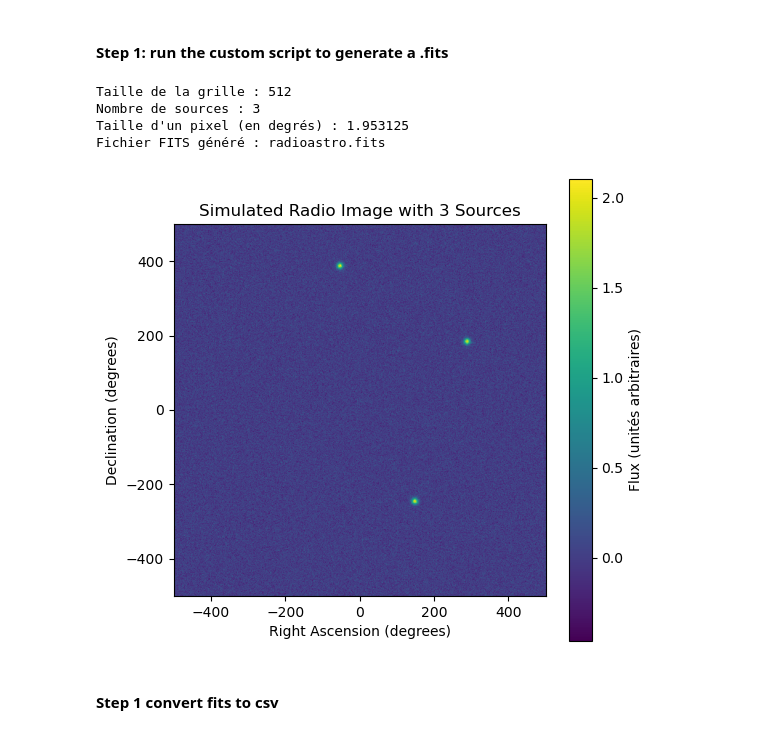
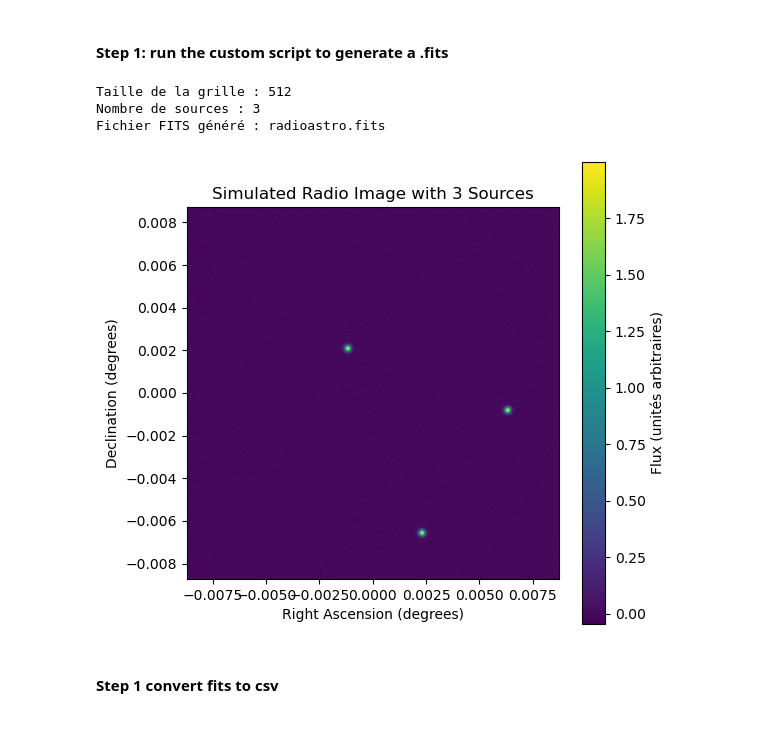
Before and after one commit to Ophelie-Renaud/measurementset-simulator, a Jupyter notebook: dataflow_simulator/ms_from_fits_dataflow.ipynb, the cells around one changed output. Drawn from its saved outputs; the diff is of its cells as text; code cells hidden in the pictures.

```diff
--- a/dataflow_simulator/ms_from_fits_dataflow.ipynb
+++ b/dataflow_simulator/ms_from_fits_dataflow.ipynb
@@ -67,10 +108,11 @@ Maximum d'amplitude : 13.367794202018839
 import numpy as np
 from astropy.io import fits
 import matplotlib.pyplot as plt
+import math
 
 def generate_fits(size, num_sources, cell_size, output_file='radioastro.fits'):
     # Crée une grille avec un bruit de fond gaussien
-    data = np.random.normal(loc=0.0, scale=0.1, size=(size, size))
+    data = np.random.normal(loc=0.0, scale=0.01, size=(size, size))
 
     # Paramètres de la source
     source_amplitude = 2.0   # Intensité de la source
@@ -94,39 +136,39 @@ def generate_fits(size, num_sources, cell_size, output_file='radioastro.fits'):
     hdu.header['CDELT2'] = cell_size / np.sqrt(2)   # Taille du pixel en degrés (axe y)
     hdu.header['CRPIX1'] = size / 2    # Pixel de référence (centre)
     hdu.header['CRPIX2'] = size / 2
     hdu.header['CRVAL1'] = 0.0         # Coordonnée centrale en degrés
     hdu.header['CRVAL2'] = 0.0
     hdu.header['CTYPE1'] = 'RA---SIN'  # Type de projection
     hdu.header['CTYPE2'] = 'DEC--SIN'
 
     hdul = fits.HDUList([hdu])
 
     # Sauvegarde le fichier FITS
     hdul.writeto(output_file, overwrite=True)
     print(f"Fichier FITS généré : {output_file}")
 
     # Affiche l'image
     plt.figure(figsize=(6, 6))
     plt.imshow(data, cmap='viridis', origin='lower',
                extent=[-size * cell_size / 2, size * cell_size / 2,
                        -size * cell_size / 2, size * cell_size / 2])
     plt.colorbar(label='Flux (unités arbitraires)')
     plt.title(f'Simulated Radio Image with {num_sources} Sources')
     plt.xlabel('Right Ascension (degrees)')
     plt.ylabel('Declination (degrees)')
     plt.show()
 
 if __name__ == "__main__":
-    taille = int(input("Taille de la grille : ")) # ex: 512
-    nb_sources = int(input("Nombre de sources : ")) # ex: 3
-    cell_size = float(input("Taille d'un pixel (en degrés) : ")) # ex: 512
-    generate_fits(taille, nb_sources, cell_size)
+    GRID_SIZE = int(input("Taille de la grille : ")) # ex: 512
+    NUM_SOURCES = int(input("Nombre de sources : ")) # ex: 3
+    FOV_DEGREES =1;
+    cell_size = (FOV_DEGREES * math.pi) / (180.0 * GRID_SIZE)
+    generate_fits(GRID_SIZE, NUM_SOURCES, cell_size)
 # %% [output]
 Taille de la grille : 512
 Nombre de sources : 3
-Taille d'un pixel (en degrés) : 1.953125
 Fichier FITS généré : radioastro.fits
-[figure, old version]
+[figure, new version]
 # %% [markdown]
 #### Step 1 convert fits to csv
 # %%
```
Also changed, not shown: parts of 3 cells of this notebook, 7 other files.
